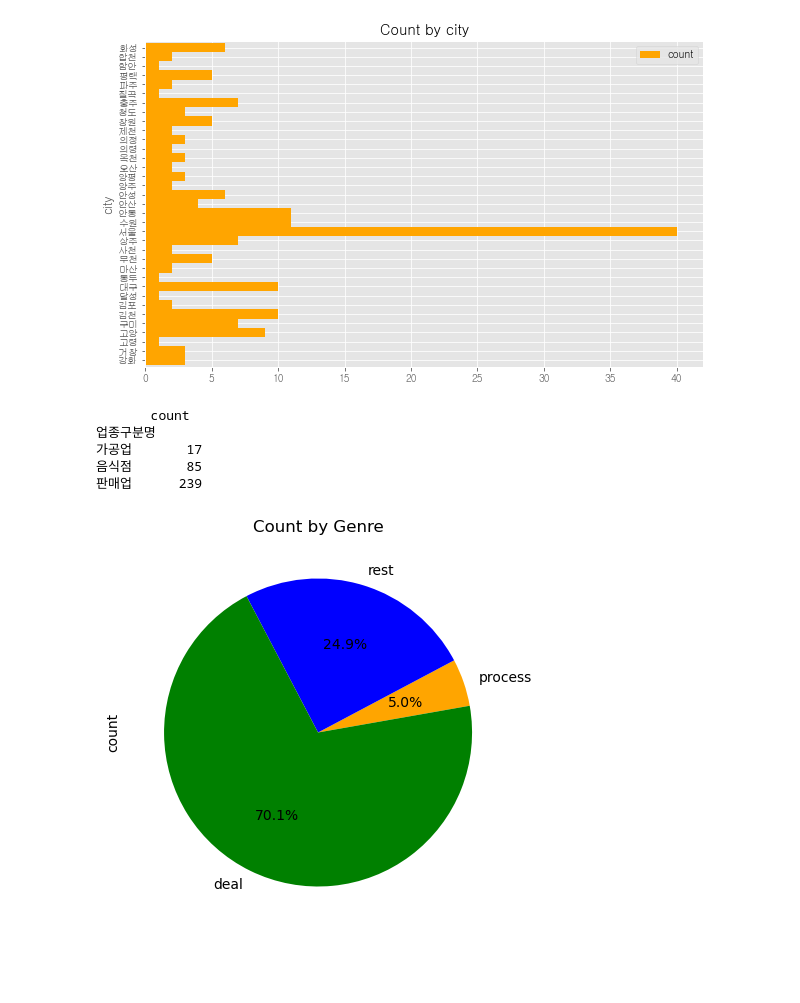
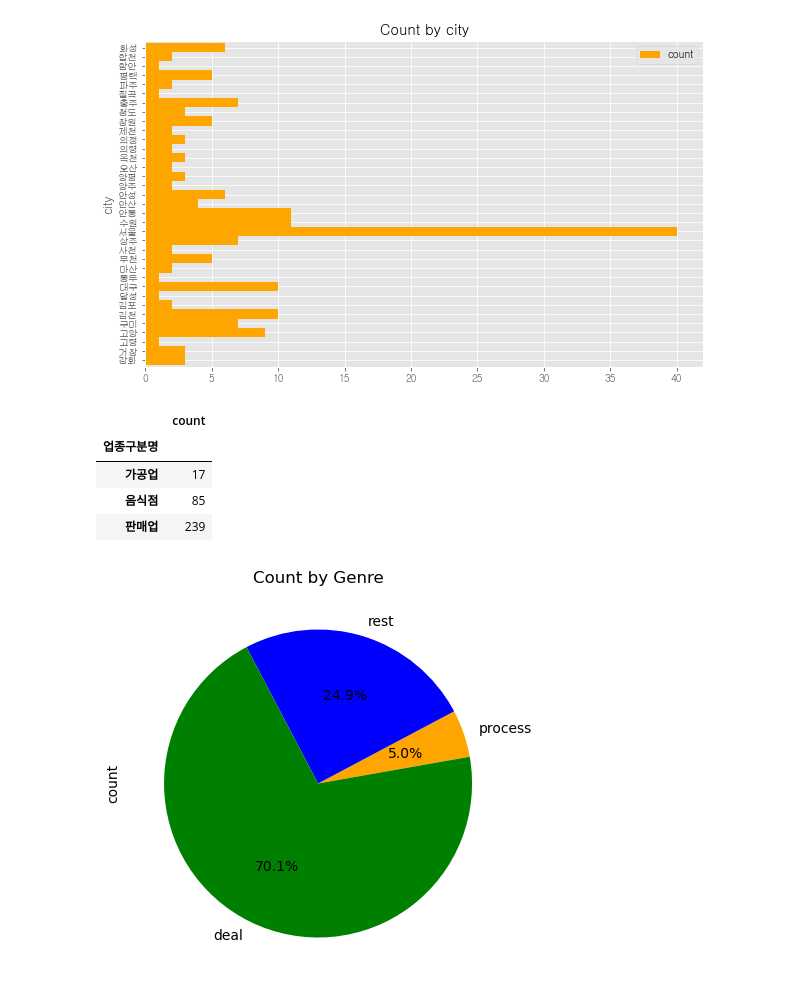
Before and after one commit to minseok-oh/open-data-analysis-python, a Jupyter notebook: Authorized-Economic-Operator/main.ipynb, the cells around one changed output. Drawn from its saved outputs; the diff is of its cells as text; code cells hidden in the pictures; blank space fills up the shorter version.

```diff
--- a/Authorized-Economic-Operator/main.ipynb
+++ b/Authorized-Economic-Operator/main.ipynb
@@ -102,14 +87,14 @@ plt.show()
 # %%
 genre_data = pd.DataFrame(data['업종구분명'])
 genre_data['count'] = 1
 genre_data = genre_data.groupby('업종구분명').sum()
-print(genre_data)
+genre_data
 # %% [output]
-       count
-업종구분명
-가공업       17
-음식점       85
-판매업      239
+|  | count |
+| 업종구분명 |  |
+| 가공업 | 17 |
+| 음식점 | 85 |
+| 판매업 | 239 |
 # %%
 import matplotlib.pyplot as plt
 plt.style.use('default')
```
Also changed, not shown: parts of 3 cells of this notebook, 1 other file.
